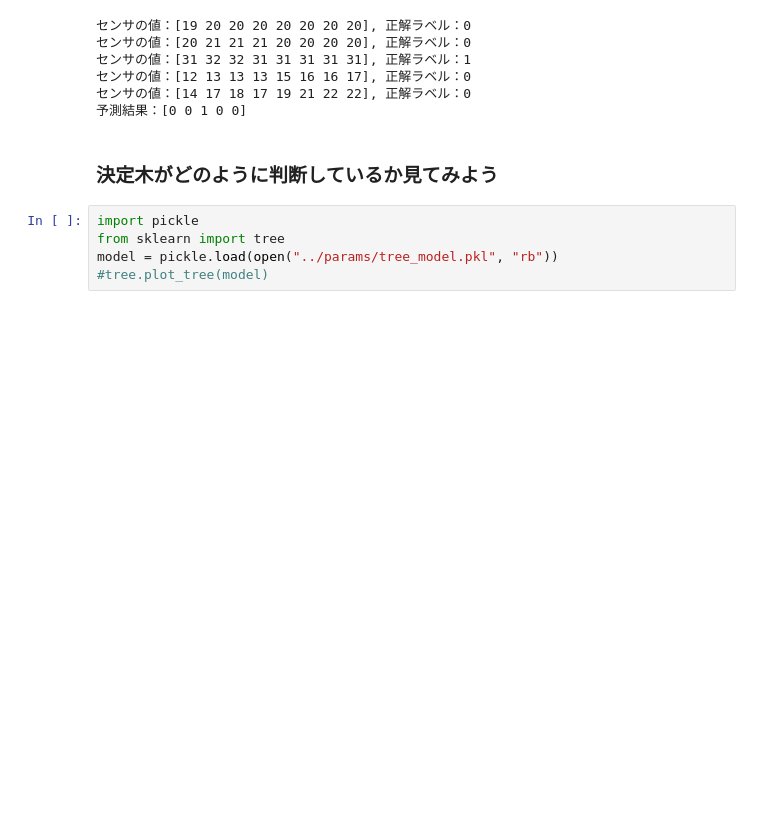
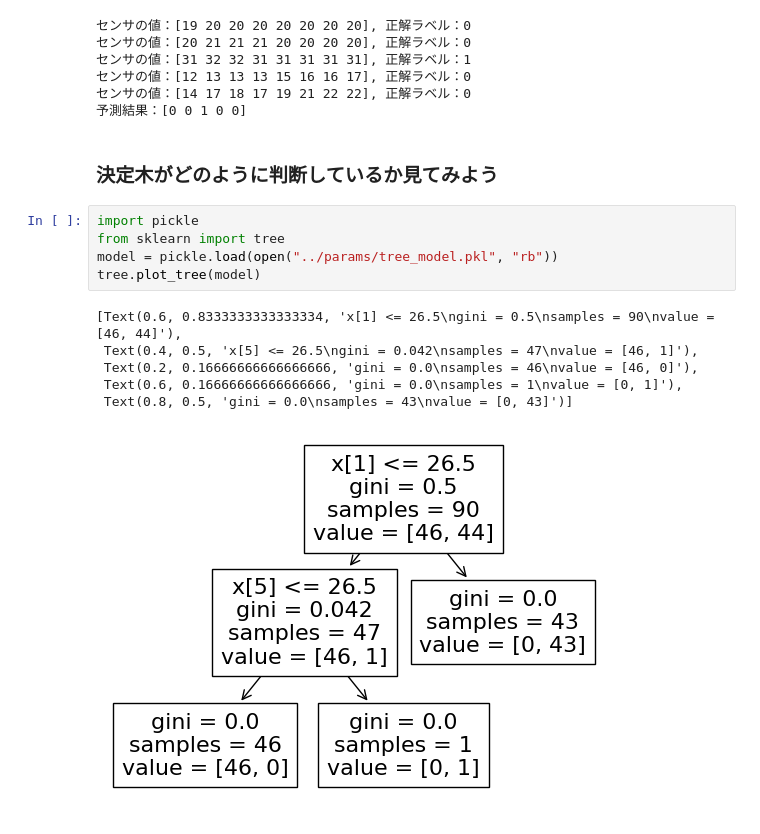
Before and after one commit to ryo-shirai421/430_seminer, a Jupyter notebook: ans/sandbox.ipynb, the cells around one changed output. Cells and saved outputs as stored; diff of their text form; blank space fills up the shorter version.

```diff
--- a/ans/sandbox.ipynb
+++ b/ans/sandbox.ipynb
@@ -66,5 +66,12 @@ print("予測結果：{}".format(current_status))
 # %%
 import pickle
 from sklearn import tree
 model = pickle.load(open("../params/tree_model.pkl", "rb"))
-#tree.plot_tree(model)
+tree.plot_tree(model)
+# %% [output]
+[Text(0.6, 0.8333333333333334, 'x[1] <= 26.5\ngini = 0.5\nsamples = 90\nvalue = [46, 44]'),
+ Text(0.4, 0.5, 'x[5] <= 26.5\ngini = 0.042\nsamples = 47\nvalue = [46, 1]'),
+ Text(0.2, 0.16666666666666666, 'gini = 0.0\nsamples = 46\nvalue = [46, 0]'),
+ Text(0.6, 0.16666666666666666, 'gini = 0.0\nsamples = 1\nvalue = [0, 1]'),
+ Text(0.8, 0.5, 'gini = 0.0\nsamples = 43\nvalue = [0, 43]')]
+[figure, added]
```
Also changed, not shown: 2 other files.
